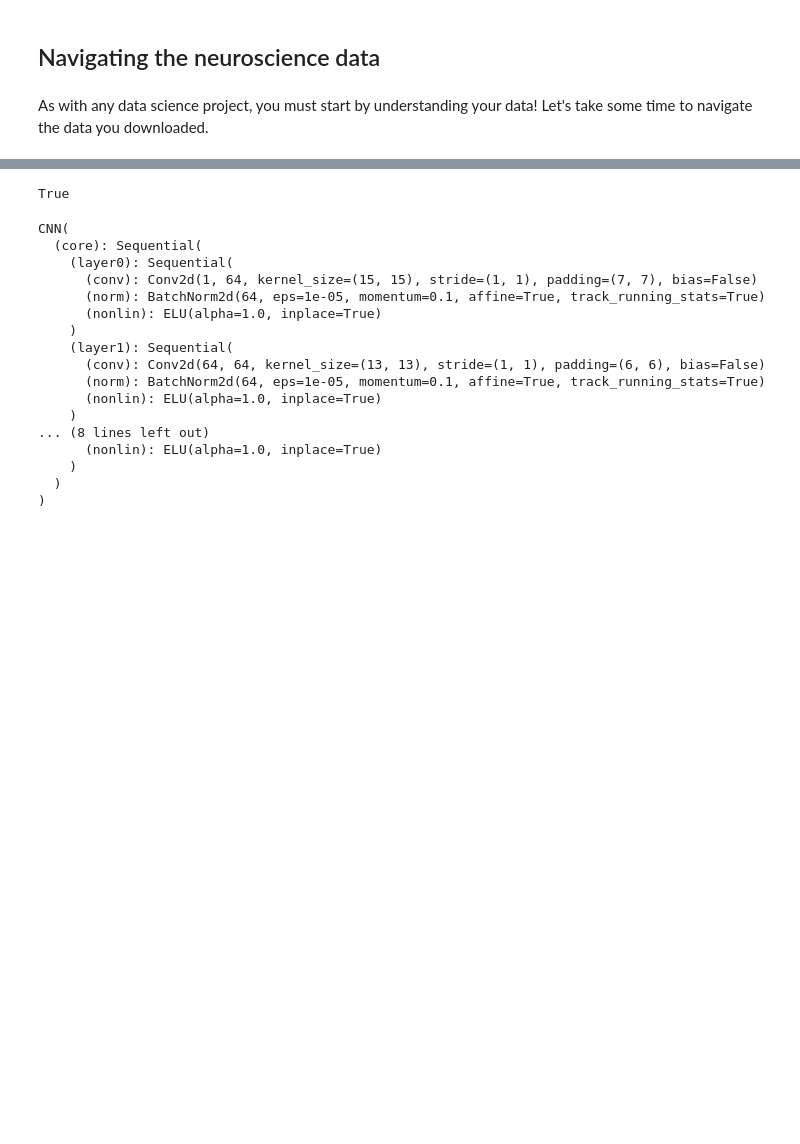
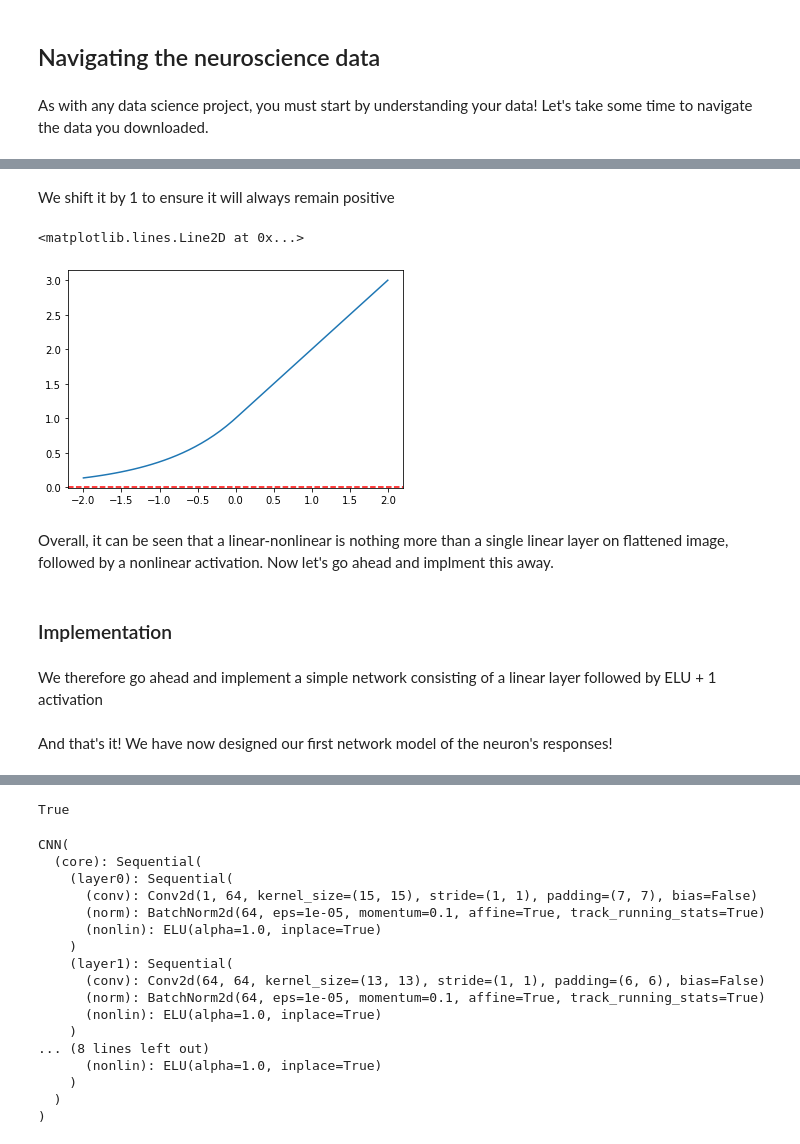
Before and after one commit to eywalker/Lviv-2021, a Jupyter notebook: notebooks/DeepLearing in Neuroscience.ipynb, the cells around one changed output, grey strips where cells are left out. Saved outputs shown, nothing was run; the diff lists cells and outputs as text; code cells hidden in the pictures; blank space fills up the shorter version.

```diff
--- a/notebooks/DeepLearing in Neuroscience.ipynb
+++ b/notebooks/DeepLearing in Neuroscience.ipynb
@@ -170,0 +270,16 @@ tensor(0.0505, device='cuda:0', grad_fn=<StdBackward0>)
+# %% [markdown]
+We shift it by 1 to ensure it will always remain positive
+# %%
+# Plotting ELU+1 function
+x = np.linspace(-2, 2)
+plt.plot(x, F.elu(torch.Tensor(x))+1)
+plt.axhline(0, c='r', ls='--')
+# %% [output]
+<matplotlib.lines.Line2D at 0x...>
+[figure, added]
+# %% [markdown]
+Overall, it can be seen that a linear-nonlinear is nothing more than a single linear layer on flattened image, followed by a nonlinear activation. Now let's go ahead and implment this away.
+# %% [markdown]
+### Implementation
+# %% [markdown]
+We therefore go ahead and implement a simple network consisting of a linear layer followed by ELU + 1 activation
@@ -170,0 +317,2 @@ tensor(0.0505, device='cuda:0', grad_fn=<StdBackward0>)
+# %% [markdown]
+And that's it! We have now designed our first network model of the neuron's responses!
```
Also changed, not shown: parts of 60 cells of this notebook, 4 other files.
